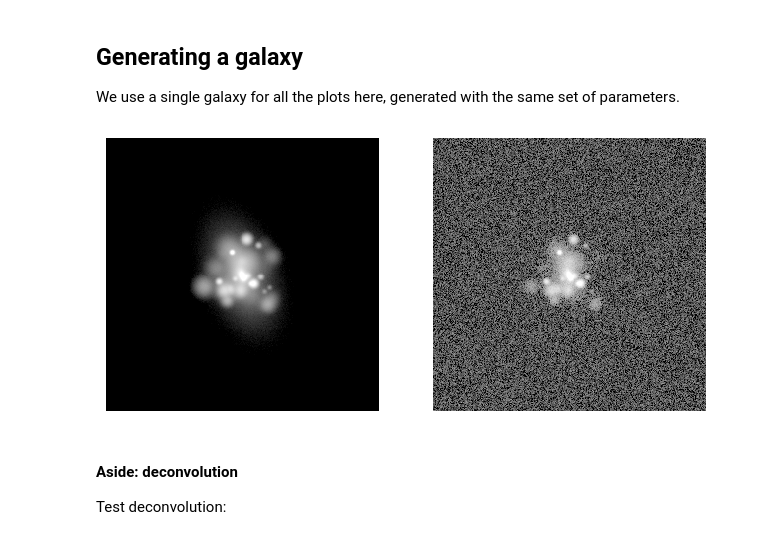
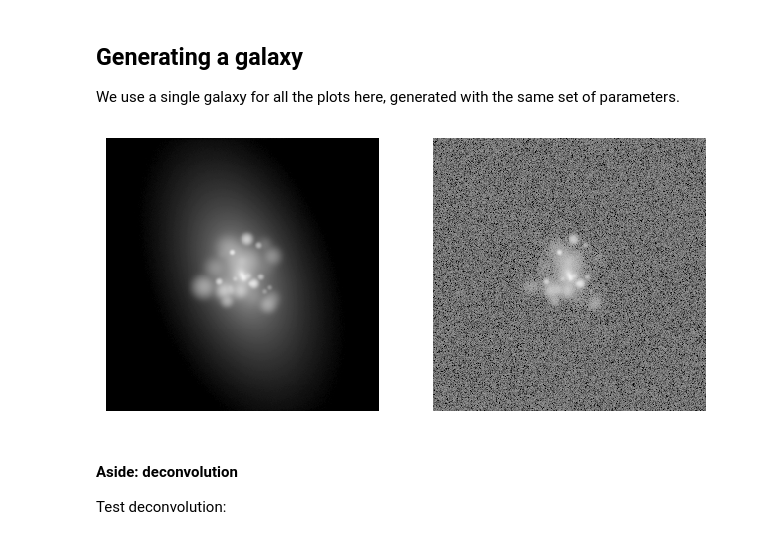
Before and after one commit to astro-nova/asymmetry, a Jupyter notebook: 10 Asymmetry Series - Final.ipynb, the cells around one changed output. Cells and saved outputs as stored; diff of their text form; code cells hidden in the pictures.

Commit message:
final apsize plots

```diff
--- a/10 Asymmetry Series - Final.ipynb
+++ b/10 Asymmetry Series - Final.ipynb
@@ -38,7 +38,10 @@ std_pxscale = 0.4
 convolve_nyquist = True
 # %%
 plt.rcParams['font.size'] = 10
-plt.rcParams['xtick.minor.size'] = 1
+plt.rcParams['xtick.minor.size'] = 1.5
+plt.rcParams['ytick.minor.size'] = 1.5
+plt.rcParams['xtick.major.size'] = 3
+plt.rcParams['ytick.major.size'] = 3
 # %% [markdown]
 ## Generating a galaxy
 
@@ -46,29 +49,29 @@ We use a single galaxy for all the plots here, generated with the same set of pa
 # %%
 gal_params = get_galaxy_rng_vals(1, seed=seed)[0]
 gal_params['mag'] = 14
 
 ##### Generate the perfect galaxy image at desired pixelscale
 # Generate galaxy model. r_pet is in ARCSEC.
 image_perfect, galaxy_dict, r_pet = simulate_perfect_galaxy(pxscale=perfect_pxscale,  fov_reff=15, **gal_params)
 image_perfect = add_source_to_image(**galaxy_dict, psf_fwhm=3*perfect_pxscale, pxscale=perfect_pxscale, psf_method='astropy')
 image_perfect, sky_flux = sky_noise(np.abs(image_perfect), sky_mag=30, pxscale=perfect_pxscale, rms_noise=True)
 
 # Generate the perfect galaxy at new pixelscale
 img_params = {'sky_mag' : std_mag, 'psf_fwhm' : 3*std_pxscale, 'pxscale' : perfect_pxscale}
 image_lowres, galaxy_dict, _ = simulate_perfect_galaxy(**img_params, **gal_params, fov_reff=15)
 
 # Create observed image
 image_psf = add_source_to_image(**galaxy_dict, **img_params, psf_method='astropy')
 image_noisy, sky_flux = sky_noise(np.abs(image_psf), **img_params, rms_noise=True)
 
 
 fig, axs = plt.subplots(1,2,figsize=(6,3))
-axs[0].imshow(-2.5*np.log10(np.abs(image_perfect)/perfect_pxscale**2) + 33, vmin=21, vmax=27, cmap='gray_r')
-axs[1].imshow(-2.5*np.log10(np.abs(image_noisy)/perfect_pxscale**2) + 33, vmin=21, vmax=27, cmap='gray_r')
+axs[0].imshow(-2.5*np.log10(np.abs(image_perfect)/perfect_pxscale**2) + 38, vmin=17, vmax=27, cmap='gray_r')
+axs[1].imshow(-2.5*np.log10(np.abs(image_noisy)/perfect_pxscale**2) + 38, vmin=17, vmax=27, cmap='gray_r')
 for ax in axs:
     ax.axis('off')
 # %% [output]
-[figure, old version]
+[figure, new version]
 # %%
 ### def augment(pxscale, psf_fwhm, sky_mag):
 
```
Also changed, not shown: parts of 7 cells of this notebook, 3 other files.
